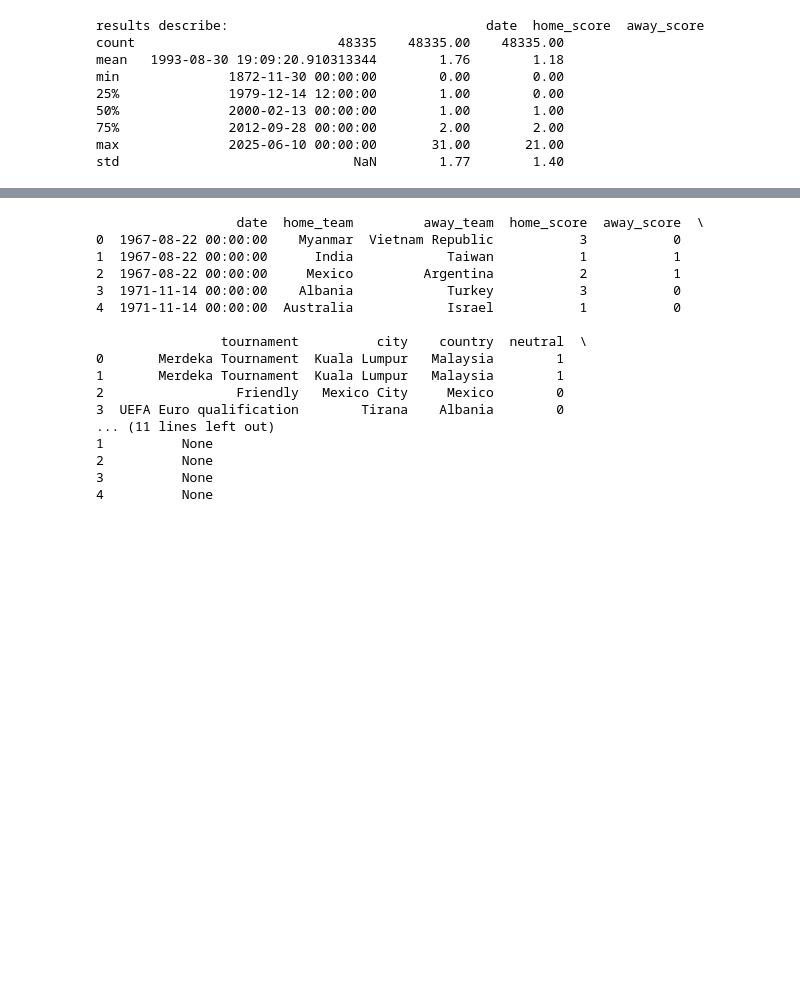
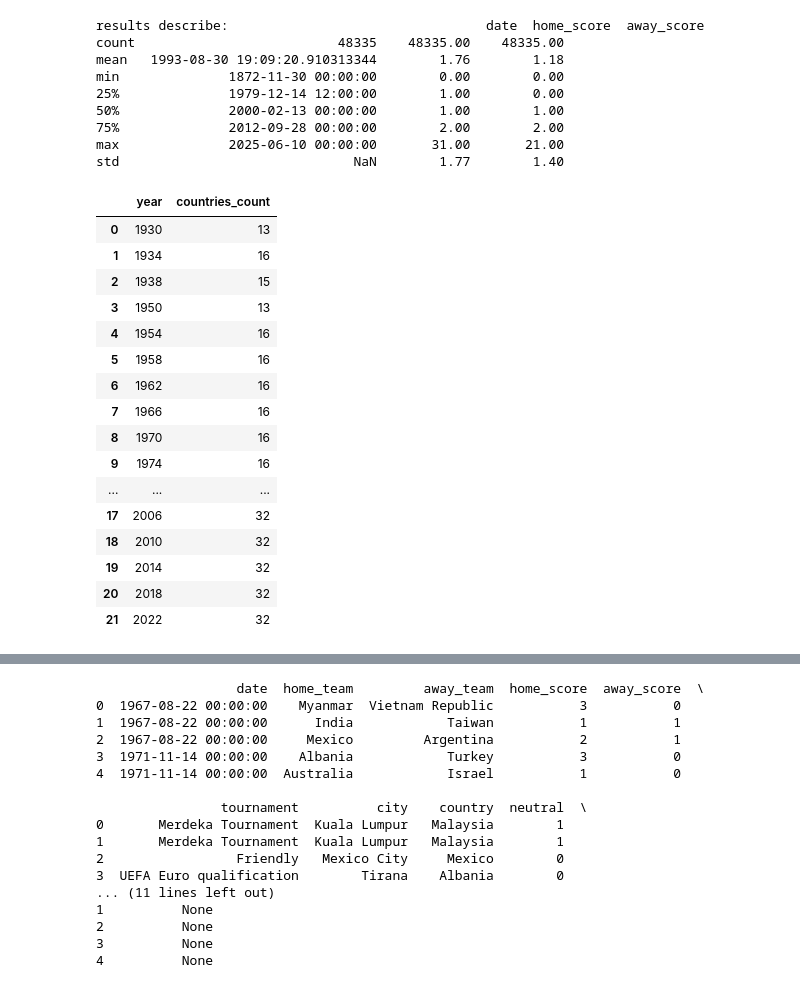
Before and after one commit to joelie1105/international_results_project, a Jupyter notebook: international_results.ipynb, the cells around one changed output, grey strips where cells are left out. Cells and saved outputs as stored; diff of their text form; code cells hidden in the pictures; blank space fills up the shorter version.

```diff
--- a/international_results.ipynb
+++ b/international_results.ipynb
@@ -146,0 +156,41 @@ goalscorers['date'] = pd.to_datetime(goalscorers['date'], format='%Y-%m-%d')
+# %%
+# Creating a new dataframe only from the results dataframe to get matches that only involve the FIFA World Cup
+results_WC = results[results['tournament'] == 'FIFA World Cup'].copy()
+# Extracting the year from the date column to group by year
+results_WC['year'] = results_WC['date'].dt.year
+
+"""
+Using copy as a suggestion from copilot becuase I got the following warning when I originally ran the code without it:
+
+A value is trying to be set on a copy of a slice from a DataFrame.
+Try using .loc[row_indexer,col_indexer] = value instead
+
+"""
+
+# Combine the home and away teams into one column and keeping the year
+teams = pd.concat([
+        results_WC[['year', 'home_team']],
+        results_WC[['year', 'away_team']].rename(columns={'away_team': 'home_team'})
+])
+# Counting the number of counturies that participated in each World Cup even for the purposes of displaying the changes on a line graph
+countries_count = teams.groupby('year')['home_team'].nunique().reset_index(name='countries_count')
+
+countries_count
+# %% [output]
+|  | year | countries_count |
+| 0 | 1930 | 13 |
+| 1 | 1934 | 16 |
+| 2 | 1938 | 15 |
+| 3 | 1950 | 13 |
+| 4 | 1954 | 16 |
+| 5 | 1958 | 16 |
+| 6 | 1962 | 16 |
+| 7 | 1966 | 16 |
+| 8 | 1970 | 16 |
+| 9 | 1974 | 16 |
+| ... | ... | ... |
+| 17 | 2006 | 32 |
+| 18 | 2010 | 32 |
+| 19 | 2014 | 32 |
+| 20 | 2018 | 32 |
+| 21 | 2022 | 32 |
```
Also changed, not shown: parts of 5 cells of this notebook, 3 other files.
